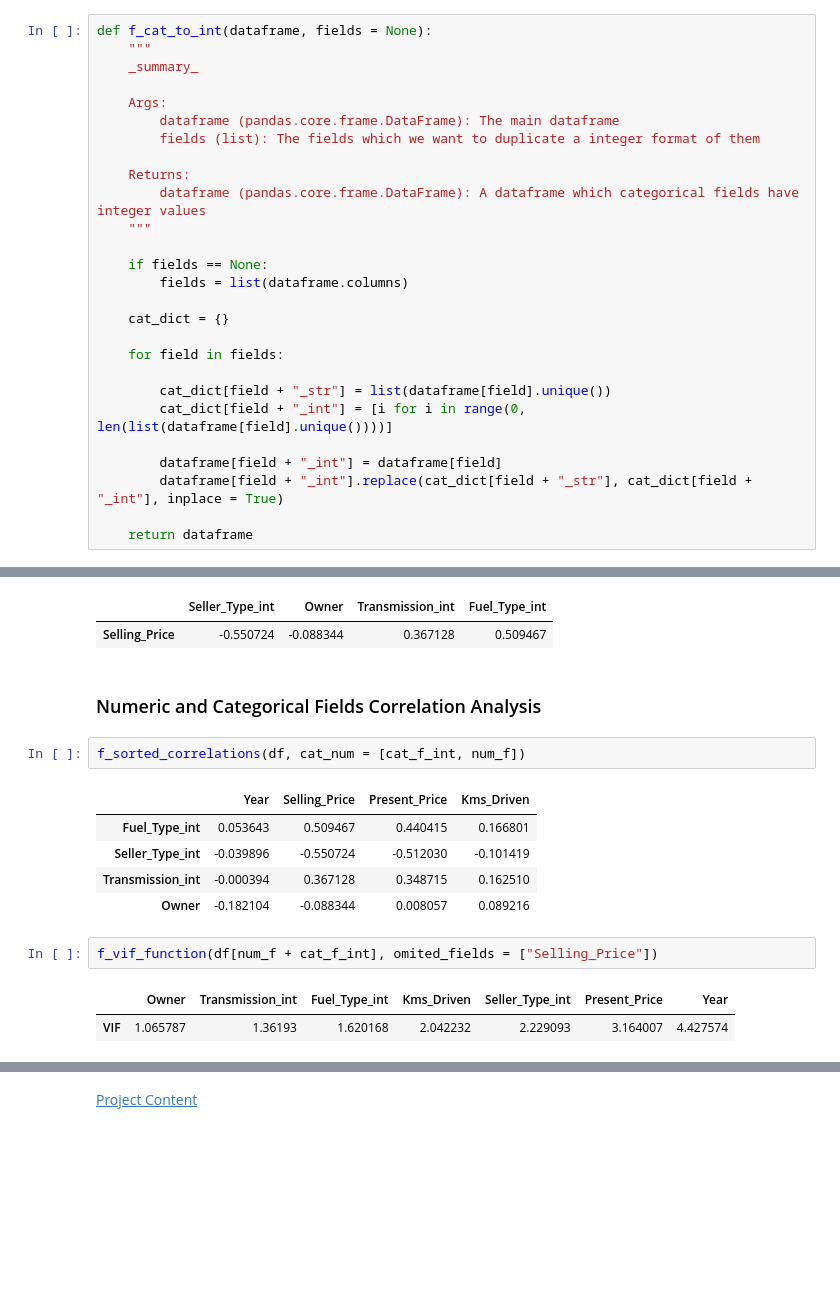
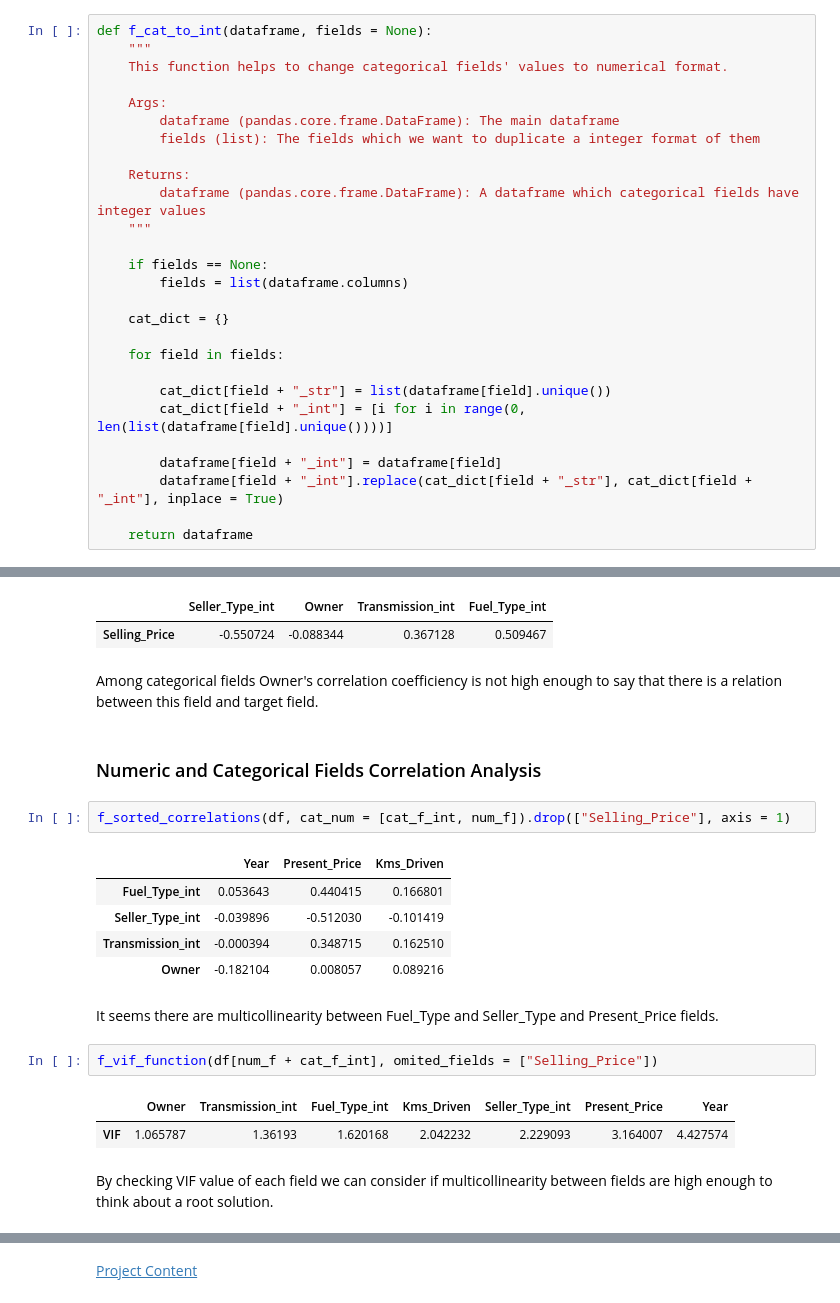
Before and after one commit to mamishere/Car-Dataset, a Jupyter notebook: Car-Dataset.ipynb, the cells around one changed output, grey strips where cells are left out. Drawn from its saved outputs; the diff is of its cells as text; blank space fills up the shorter version.

```diff
--- a/Car-Dataset.ipynb
+++ b/Car-Dataset.ipynb
@@ -148,7 +147,7 @@ def f_unique_values(dataframe, fields):
 # %%
 def f_cat_to_int(dataframe, fields = None):
     """
-    _summary_
+    This function helps to change categorical fields' values to numerical format.
 
     Args:
         dataframe (pandas.core.frame.DataFrame): The main dataframe
@@ -559,19 +575,25 @@ f_sorted_correlations(df, cat_f_int + ["Selling_Price"], target_field = "Selling
 # %% [output]
 |  | Seller_Type_int | Owner | Transmission_int | Fuel_Type_int |
 | Selling_Price | -0.550724 | -0.088344 | 0.367128 | 0.509467 |
+# %% [markdown]
+Among categorical fields Owner's correlation coefficiency is not high enough to say that there is a relation between this field and target field.
 # %% [markdown]
 ### Numeric and Categorical Fields Correlation Analysis
 # %%
-f_sorted_correlations(df, cat_num = [cat_f_int, num_f])
+f_sorted_correlations(df, cat_num = [cat_f_int, num_f]).drop(["Selling_Price"], axis = 1)
 # %% [output]
-|  | Year | Selling_Price | Present_Price | Kms_Driven |
-| Fuel_Type_int | 0.053643 | 0.509467 | 0.440415 | 0.166801 |
-| Seller_Type_int | -0.039896 | -0.550724 | -0.512030 | -0.101419 |
-| Transmission_int | -0.000394 | 0.367128 | 0.348715 | 0.162510 |
-| Owner | -0.182104 | -0.088344 | 0.008057 | 0.089216 |
+|  | Year | Present_Price | Kms_Driven |
+| Fuel_Type_int | 0.053643 | 0.440415 | 0.166801 |
+| Seller_Type_int | -0.039896 | -0.512030 | -0.101419 |
+| Transmission_int | -0.000394 | 0.348715 | 0.162510 |
+| Owner | -0.182104 | 0.008057 | 0.089216 |
+# %% [markdown]
+It seems there are multicollinearity between Fuel_Type and Seller_Type and Present_Price fields.
 # %%
 f_vif_function(df[num_f + cat_f_int], omited_fields = ["Selling_Price"])
 # %% [output]
 |  | Owner | Transmission_int | Fuel_Type_int | Kms_Driven | Seller_Type_int | Present_Price | Year |
 | VIF | 1.065787 | 1.36193 | 1.620168 | 2.042232 | 2.229093 | 3.164007 | 4.427574 |
+# %% [markdown]
+By checking VIF value of each field we can consider if multicollinearity between fields are high enough to think about a root solution.
 # %% [markdown]
```
Also changed, not shown: parts of 30 cells of this notebook, 4 other files.
